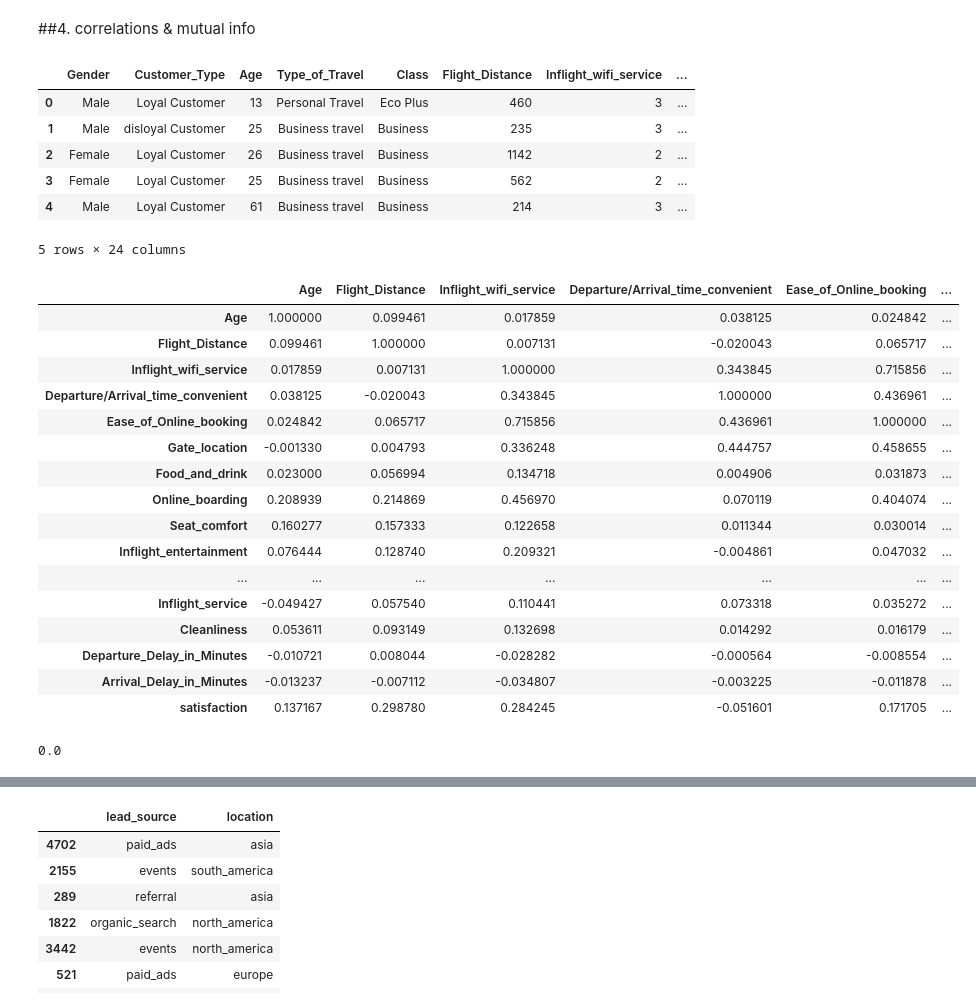
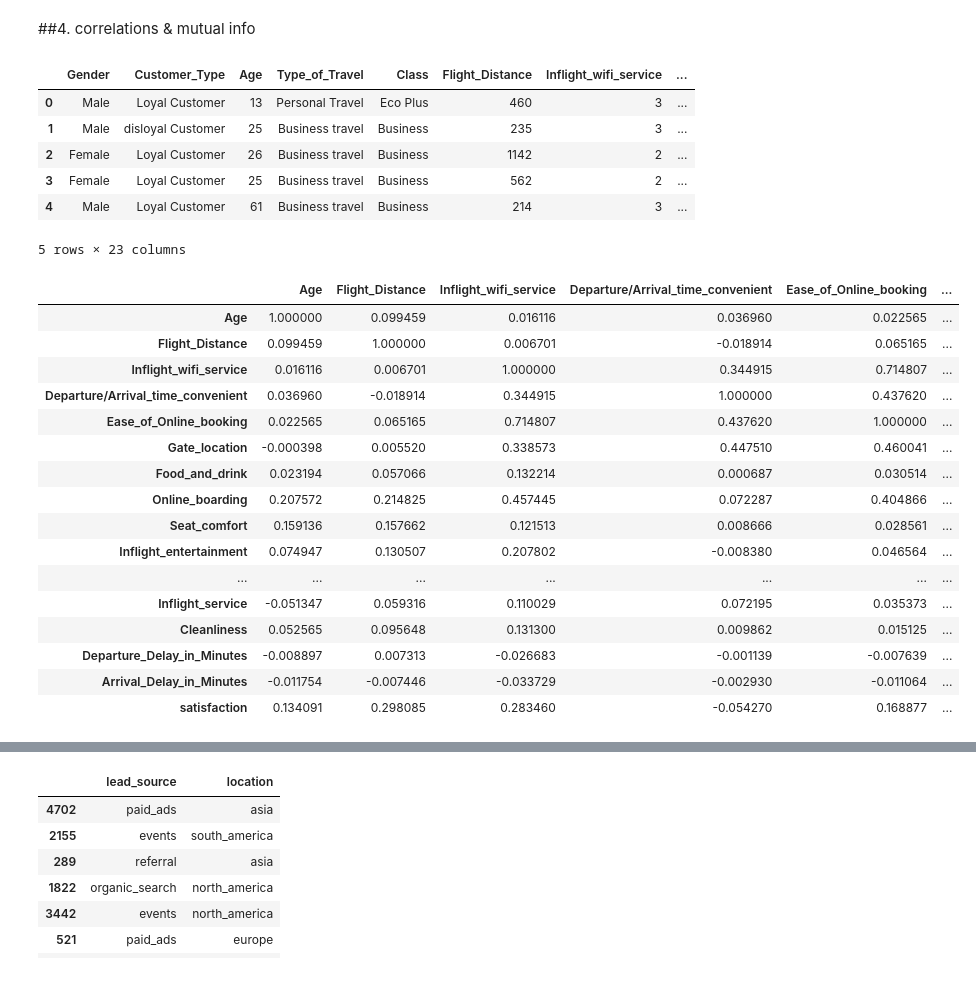
Before and after one commit to sjfjawe/Airline-Customer-Satisfaction-Prediction, a Jupyter notebook: notebook.ipynb, the cells around one changed output, grey strips where cells are left out. Saved outputs shown, nothing was run; the diff lists cells and outputs as text; code cells hidden in the pictures.

```diff
--- a/notebook.ipynb
+++ b/notebook.ipynb
@@ -297,8 +311,10 @@ df_train.head()
 # %% [markdown]
 ##4. correlations & mutual info
 # %%
+df_whole.satisfaction = (df_whole.satisfaction == 'satisfied').astype('int')
 df_full_train.satisfaction = (df_full_train.satisfaction == 'satisfied').astype('int')
-df_full_train.head()
+
+df_whole.head()
 # %% [output]
 |  | Gender | Customer_Type | Age | Type_of_Travel | Class | Flight_Distance | Inflight_wifi_service | ... |
 | 0 | Male | Loyal Customer | 13 | Personal Travel | Eco Plus | 460 | 3 | ... |
@@ -306,30 +322,24 @@ df_full_train.head()
 | 2 | Female | Loyal Customer | 26 | Business travel | Business | 1142 | 2 | ... |
 | 3 | Female | Loyal Customer | 25 | Business travel | Business | 562 | 2 | ... |
 | 4 | Male | Loyal Customer | 61 | Business travel | Business | 214 | 3 | ... |
-5 rows × 24 columns
+5 rows × 23 columns
 # %%
-df_full_train[numerical_features + ['satisfaction']].corr()
+df_whole[numerical_features + ['satisfaction']].corr()
 # %% [output]
 |  | Age | Flight_Distance | Inflight_wifi_service | Departure/Arrival_time_convenient | Ease_of_Online_booking | ... |
-| Age | 1.000000 | 0.099461 | 0.017859 | 0.038125 | 0.024842 | ... |
-| Flight_Distance | 0.099461 | 1.000000 | 0.007131 | -0.020043 | 0.065717 | ... |
-| Inflight_wifi_service | 0.017859 | 0.007131 | 1.000000 | 0.343845 | 0.715856 | ... |
-| Departure/Arrival_time_convenient | 0.038125 | -0.020043 | 0.343845 | 1.000000 | 0.436961 | ... |
-| Ease_of_Online_booking | 0.024842 | 0.065717 | 0.715856 | 0.436961 | 1.000000 | ... |
-| Gate_location | -0.001330 | 0.004793 | 0.336248 | 0.444757 | 0.458655 | ... |
-| Food_and_drink | 0.023000 | 0.056994 | 0.134718 | 0.004906 | 0.031873 | ... |
-| Online_boarding | 0.208939 | 0.214869 | 0.456970 | 0.070119 | 0.404074 | ... |
-| Seat_comfort | 0.160277 | 0.157333 | 0.122658 | 0.011344 | 0.030014 | ... |
-| Inflight_entertainment | 0.076444 | 0.128740 | 0.209321 | -0.004861 | 0.047032 | ... |
+| Age | 1.000000 | 0.099459 | 0.016116 | 0.036960 | 0.022565 | ... |
+| Flight_Distance | 0.099459 | 1.000000 | 0.006701 | -0.018914 | 0.065165 | ... |
+| Inflight_wifi_service | 0.016116 | 0.006701 | 1.000000 | 0.344915 | 0.714807 | ... |
+| Departure/Arrival_time_convenient | 0.036960 | -0.018914 | 0.344915 | 1.000000 | 0.437620 | ... |
+| Ease_of_Online_booking | 0.022565 | 0.065165 | 0.714807 | 0.437620 | 1.000000 | ... |
+| Gate_location | -0.000398 | 0.005520 | 0.338573 | 0.447510 | 0.460041 | ... |
+| Food_and_drink | 0.023194 | 0.057066 | 0.132214 | 0.000687 | 0.030514 | ... |
+| Online_boarding | 0.207572 | 0.214825 | 0.457445 | 0.072287 | 0.404866 | ... |
+| Seat_comfort | 0.159136 | 0.157662 | 0.121513 | 0.008666 | 0.028561 | ... |
+| Inflight_entertainment | 0.074947 | 0.130507 | 0.207802 | -0.008380 | 0.046564 | ... |
 | ... | ... | ... | ... | ... | ... | ... |
-| Inflight_service | -0.049427 | 0.057540 | 0.110441 | 0.073318 | 0.035272 | ... |
-| Cleanliness | 0.053611 | 0.093149 | 0.132698 | 0.014292 | 0.016179 | ... |
-| Departure_Delay_in_Minutes | -0.010721 | 0.008044 | -0.028282 | -0.000564 | -0.008554 | ... |
-| Arrival_Delay_in_Minutes | -0.013237 | -0.007112 | -0.034807 | -0.003225 | -0.011878 | ... |
-| satisfaction | 0.137167 | 0.298780 | 0.284245 | -0.051601 | 0.171705 | ... |
+| Inflight_service | -0.051347 | 0.059316 | 0.110029 | 0.072195 | 0.035373 | ... |
+| Cleanliness | 0.052565 | 0.095648 | 0.131300 | 0.009862 | 0.015125 | ... |
+| Departure_Delay_in_Minutes | -0.008897 | 0.007313 | -0.026683 | -0.001139 | -0.007639 | ... |
+| Arrival_Delay_in_Minutes | -0.011754 | -0.007446 | -0.033729 | -0.002930 | -0.011064 | ... |
+| satisfaction | 0.134091 | 0.298085 | 0.283460 | -0.054270 | 0.168877 | ... |
-# %%
-from sklearn.metrics import mutual_info_score
-
-mutual_info_score(df_full_train['satisfaction'], df_full_train['Gender'])
-# %% [output]
-0.0
```
Also changed, not shown: parts of 15 cells of this notebook.
